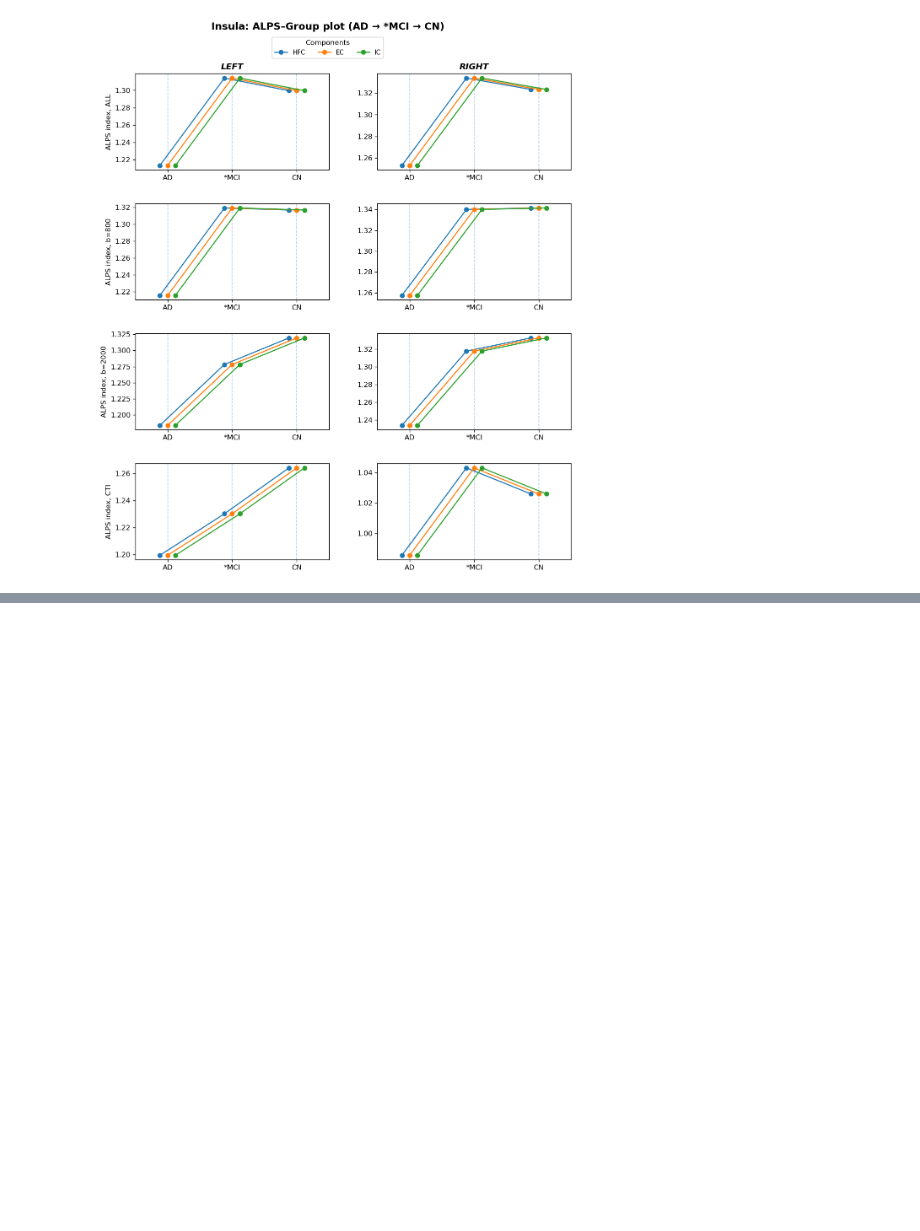
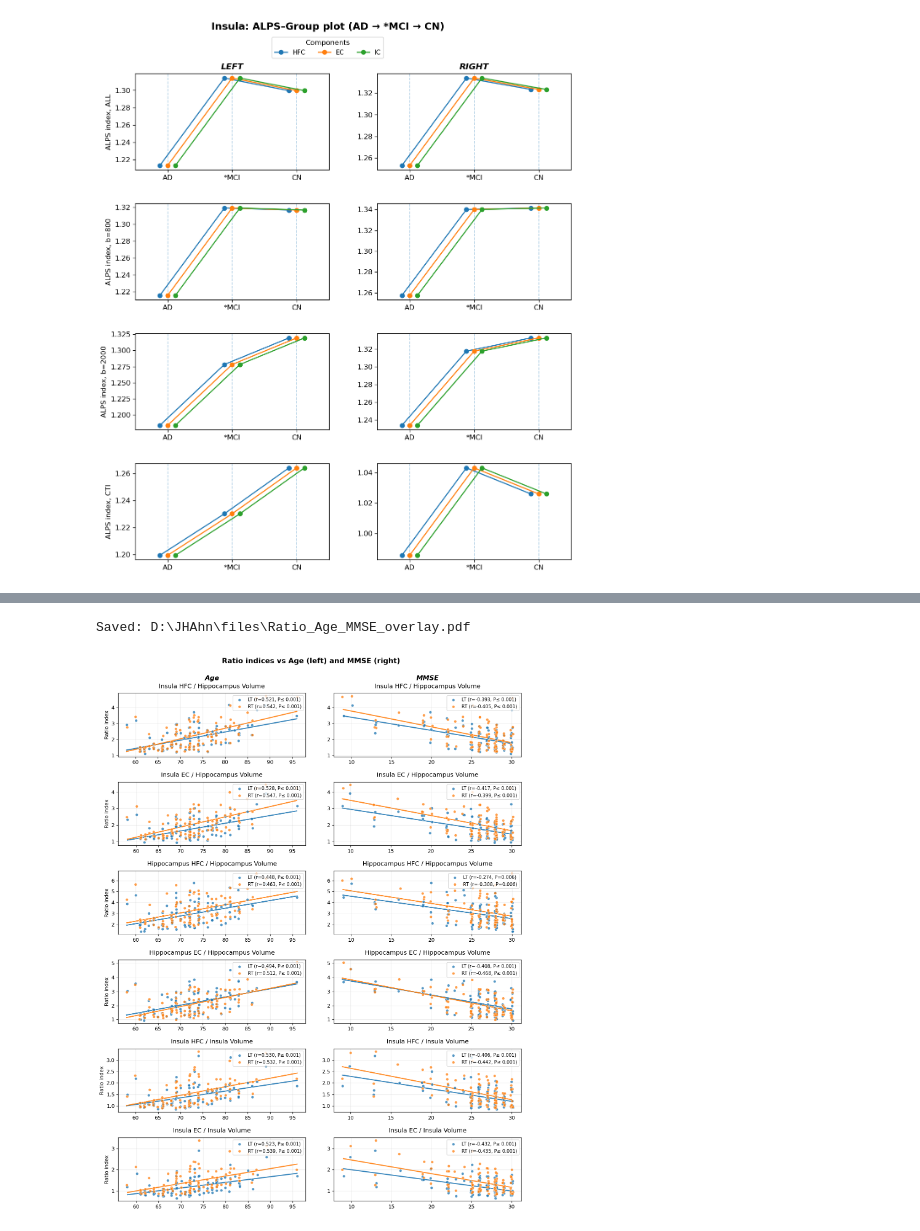
Before and after one commit to salsalGorani/KHNMC_ALPS, a Jupyter notebook: ALPS-Conductivity_Plotting.ipynb, the cells around one changed output, grey strips where cells are left out. Saved outputs shown, nothing was run; the diff lists cells and outputs as text; code cells hidden in the pictures; blank space fills up the shorter version.

```diff
--- a/ALPS-Conductivity_Plotting.ipynb
+++ b/ALPS-Conductivity_Plotting.ipynb
@@ -281,0 +716,10 @@ Saved: D:\JHAhn\files\ALPS_group_means_byCond_Insula.pdf
+# %%
+fig, axes = plot_ratio_age_mmse_overlay(
+    df,
+    figsize=(12, 16),
+    dpi=120,
+    savepath=os.path.join(base, "Ratio_Age_MMSE_overlay.pdf")  # 예: os.path.join(base, "Ratio_Age_MMSE_overlay.pdf")
+)
+# %% [output]
+Saved: D:\JHAhn\files\Ratio_Age_MMSE_overlay.pdf
+[figure, added]
```
Also changed, not shown: parts of 10 cells of this notebook.
